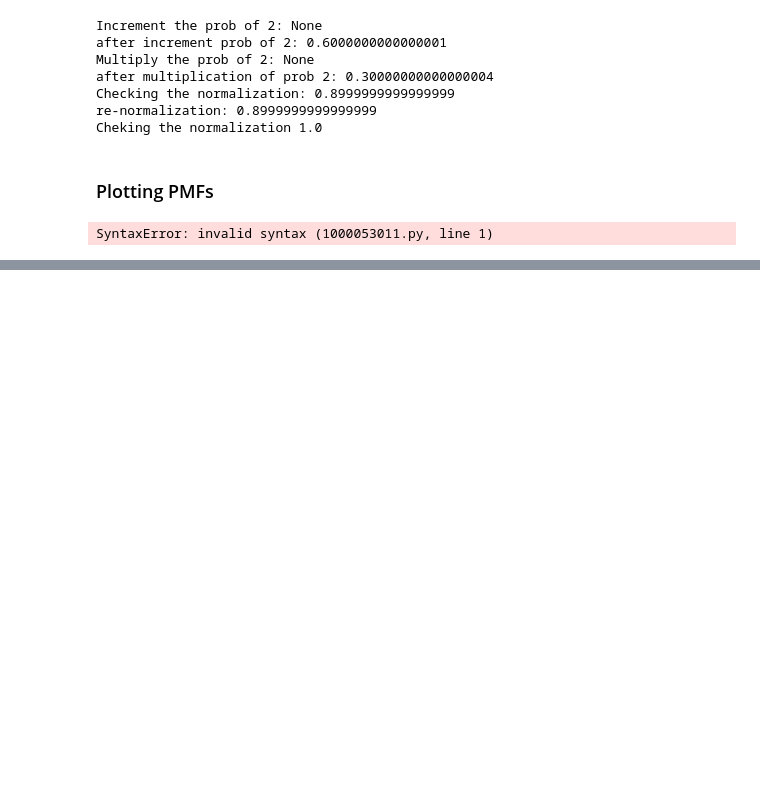
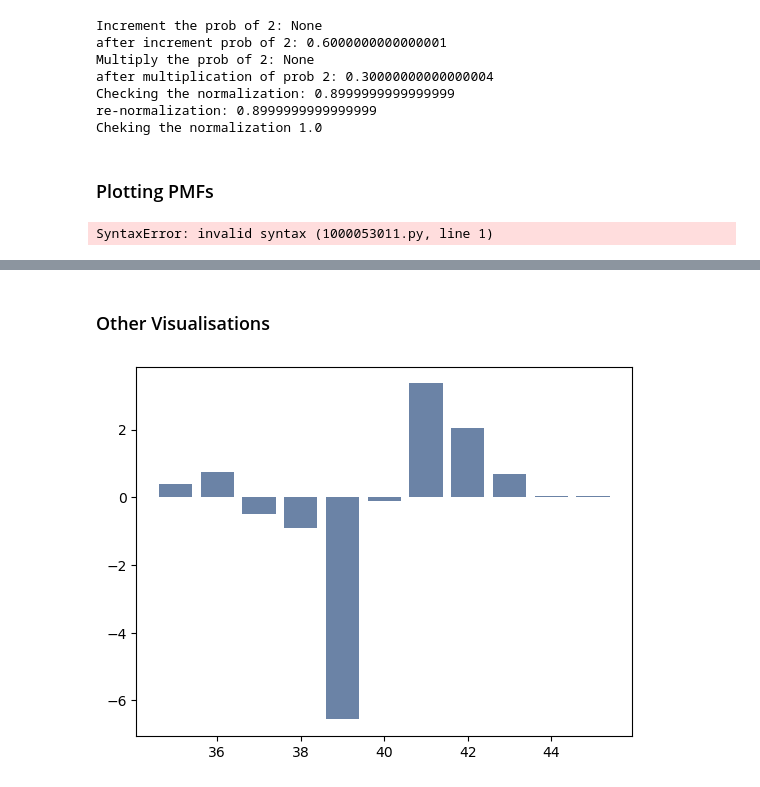
Before and after one commit to akhi08/Thinkstats2_exercise, a Jupyter notebook: Thinkstats/PMF.ipynb, the cells around one changed output, grey strips where cells are left out. Saved outputs shown, nothing was run; the diff lists cells and outputs as text; code cells hidden in the pictures; blank space fills up the shorter version.

```diff
--- a/Thinkstats/PMF.ipynb
+++ b/Thinkstats/PMF.ipynb
@@ -88,3 +88,12 @@ SyntaxError: invalid syntax (1000053011.py, line 1)
 # %%
 preg = nsfg.ReadFemPreg()
 live = preg[preg.outcome == 1]
+first = live[live.birthord == 1]
+other = live[live.birthord != 1]
+import thinkstats2
+
+first_lengths = first.prglngth
+other_lengths = other.prglngth
+
+first_pmf = thinkstats2.Pmf(first_lengths, label='first')
+other_pmf = thinkstats2.Pmf(other_lengths, label='other')
@@ -112,0 +123,14 @@ axis=[27, 46, 0, 0.6])
+# %% [markdown]
+### Other Visualisations
+# %%
+# checking the nsfg near "mode"
+weeks = range(35, 46)
+diffs = []
+for week in weeks:
+    p1 = first_pmf.Prob(week)
+    p2 = other_pmf.Prob(week)
+    diff = 100 * (p1 - p2)
+    diffs.append(diff)
+thinkplot.Bar(weeks, diffs)
+# %% [output]
+[figure, added]
```
Also changed, not shown: parts of 2 cells of this notebook, 1 other file.
